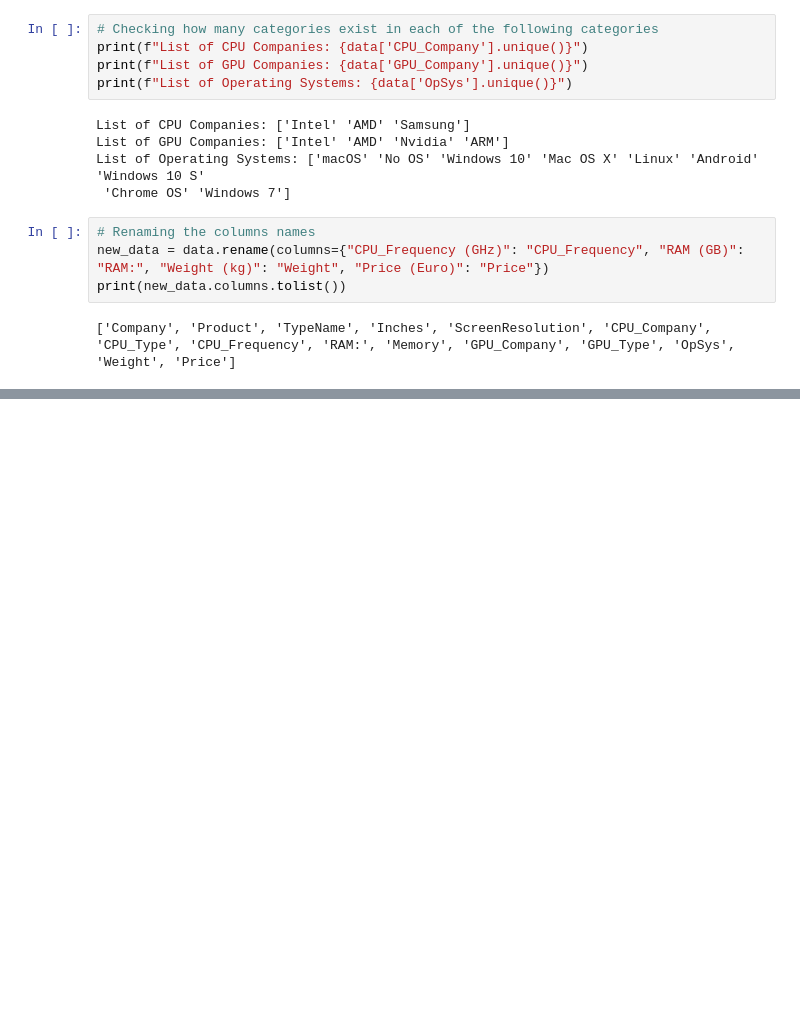
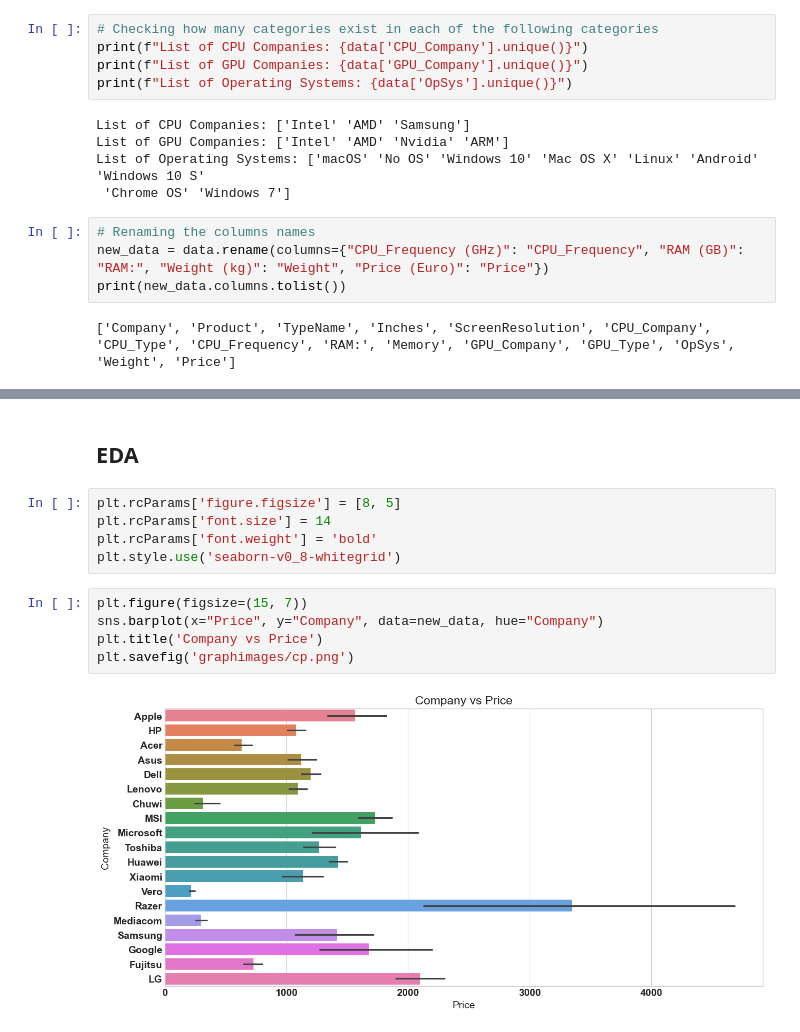
Before and after one commit to OfentseMasekwameng/OfentseMasekwameng, a Jupyter notebook: main.ipynb, the cells around one changed output, grey strips where cells are left out. Saved outputs shown, nothing was run; the diff lists cells and outputs as text; blank space fills up the shorter version.

```diff
--- a/main.ipynb
+++ b/main.ipynb
@@ -81,0 +76,14 @@ Index(['Company', 'Product', 'TypeName', 'Inches', 'ScreenResolution',
+# %% [markdown]
+## EDA
+# %%
+plt.rcParams['figure.figsize'] = [8, 5]
+plt.rcParams['font.size'] = 14
+plt.rcParams['font.weight'] = 'bold'
+plt.style.use('seaborn-v0_8-whitegrid')
+# %%
+plt.figure(figsize=(15, 7))
+sns.barplot(x="Price", y="Company", data=new_data, hue="Company")
+plt.title('Company vs Price')
+plt.savefig('graphimages/cp.png')
+# %% [output]
+[figure, added]
```
Also changed, not shown: parts of 17 cells of this notebook, 6 other files.
